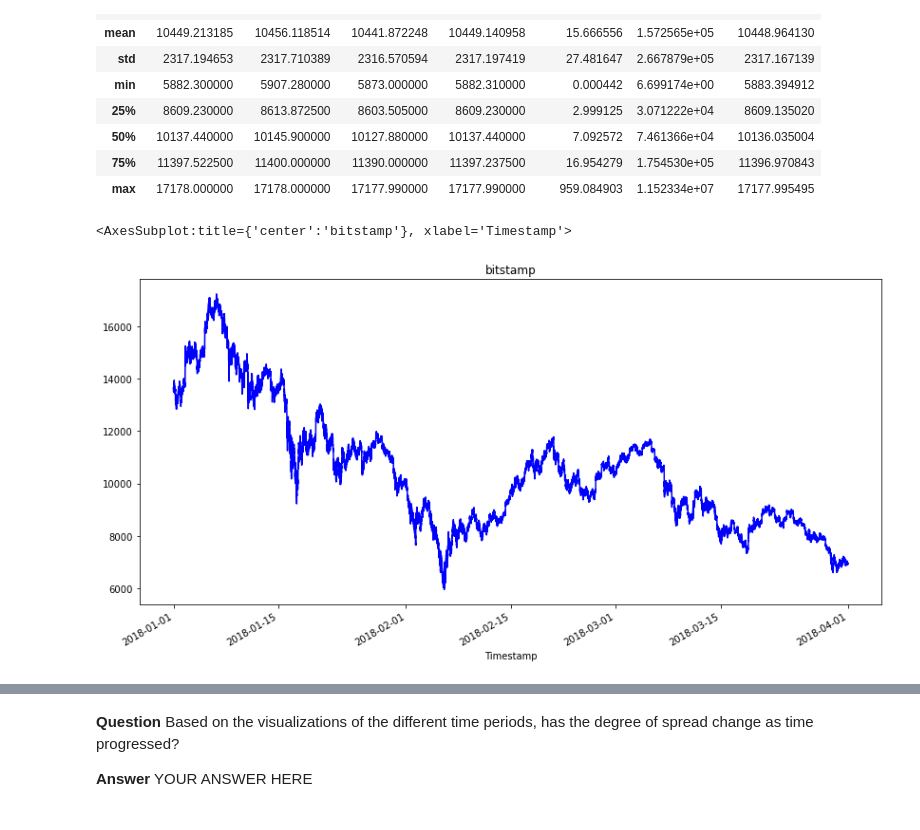
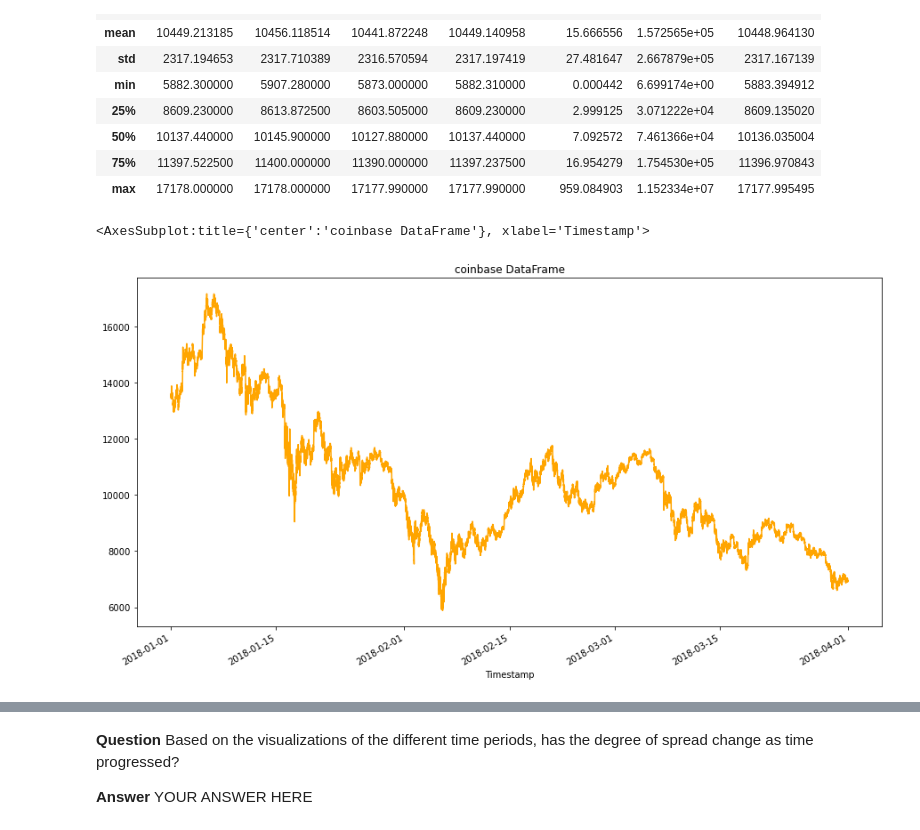
Before and after one commit to EGeorge2021r/Challenge3Repo, a Jupyter notebook: Starter_Code/crypto_arbitrage.ipynb, the cells around one changed output, grey strips where cells are left out. Drawn from its saved outputs; the diff is of its cells as text; code cells hidden in the pictures.

```diff
--- a/Starter_Code/crypto_arbitrage.ipynb
+++ b/Starter_Code/crypto_arbitrage.ipynb
@@ -353,9 +382,9 @@ coinbase_df.describe(include='all')
 | 75% | 11397.522500 | 11400.000000 | 11390.000000 | 11397.237500 | 16.954279 | 1.754530e+05 | 11396.970843 |
 | max | 17178.000000 | 17178.000000 | 17177.990000 | 17177.990000 | 959.084903 | 1.152334e+07 | 17177.995495 |
 # %%
-# Create a line plot for the bitstamp DataFrame for the full length of time in the dataset
-# Be sure that the figure size, title and color are tailored to each visualization
-bitstamp_df['Close'].plot.line(figsize=(14,7), color="blue", title="bitstamp")
+# Create a line plot for the coinbase DataFrame for the full length of time in the dataset
+# Be sure that the figure size, title, and color are tailored to each visualization
+coinbase_df['Close'].plot.line(figsize=(15,8), color="orange", title="coinbase DataFrame")
 # %% [output]
-<AxesSubplot:title={'center':'bitstamp'}, xlabel='Timestamp'>
+<AxesSubplot:title={'center':'coinbase DataFrame'}, xlabel='Timestamp'>
-[figure, old version]
+[figure, new version]
```
Also changed, not shown: parts of 29 cells of this notebook, 1 other file.
